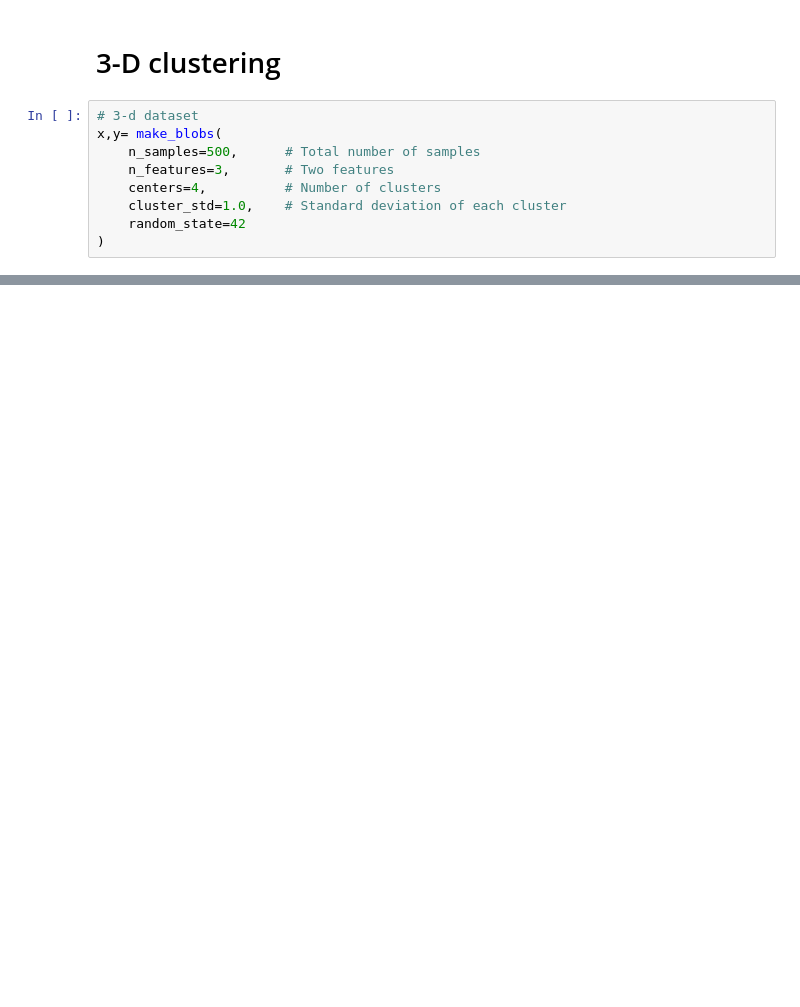
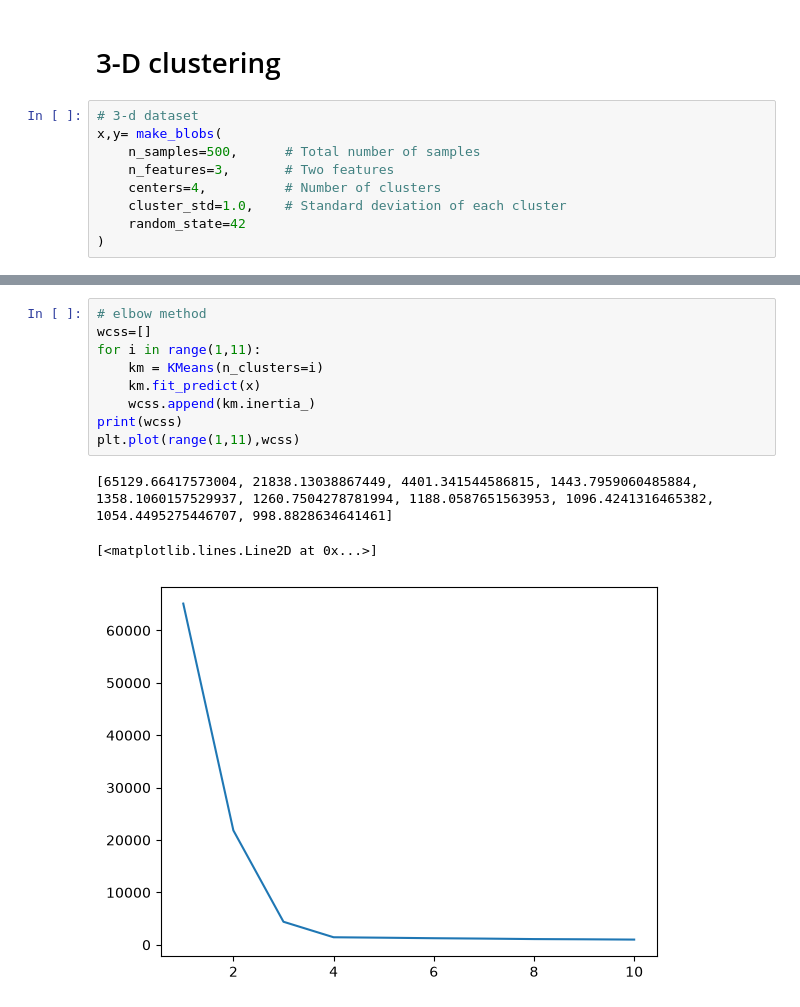
Before and after one commit to amanml2026/Unsupervised-learning, a Jupyter notebook: Clustering/k-means-cluster.ipynb, the cells around one changed output, grey strips where cells are left out. Saved outputs shown, nothing was run; the diff lists cells and outputs as text; blank space fills up the shorter version.

Commit message:
elbow point for 3-d dataset

```diff
--- a/Clustering/k-means-cluster.ipynb
+++ b/Clustering/k-means-cluster.ipynb
@@ -49,0 +63,13 @@ x,y= make_blobs(
+# %%
+# elbow method
+wcss=[]
+for i in range(1,11):
+    km = KMeans(n_clusters=i)
+    km.fit_predict(x)
+    wcss.append(km.inertia_)
+print(wcss)
+plt.plot(range(1,11),wcss)
+# %% [output]
+[65129.66417573004, 21838.13038867449, 4401.341544586815, 1443.7959060485884, 1358.1060157529937, 1260.7504278781994, 1188.0587651563953, 1096.4241316465382, 1054.4495275446707, 998.8828634641461]
+[<matplotlib.lines.Line2D at 0x...>]
+[figure, added]
```
Also changed, not shown: parts of 4 cells of this notebook.
